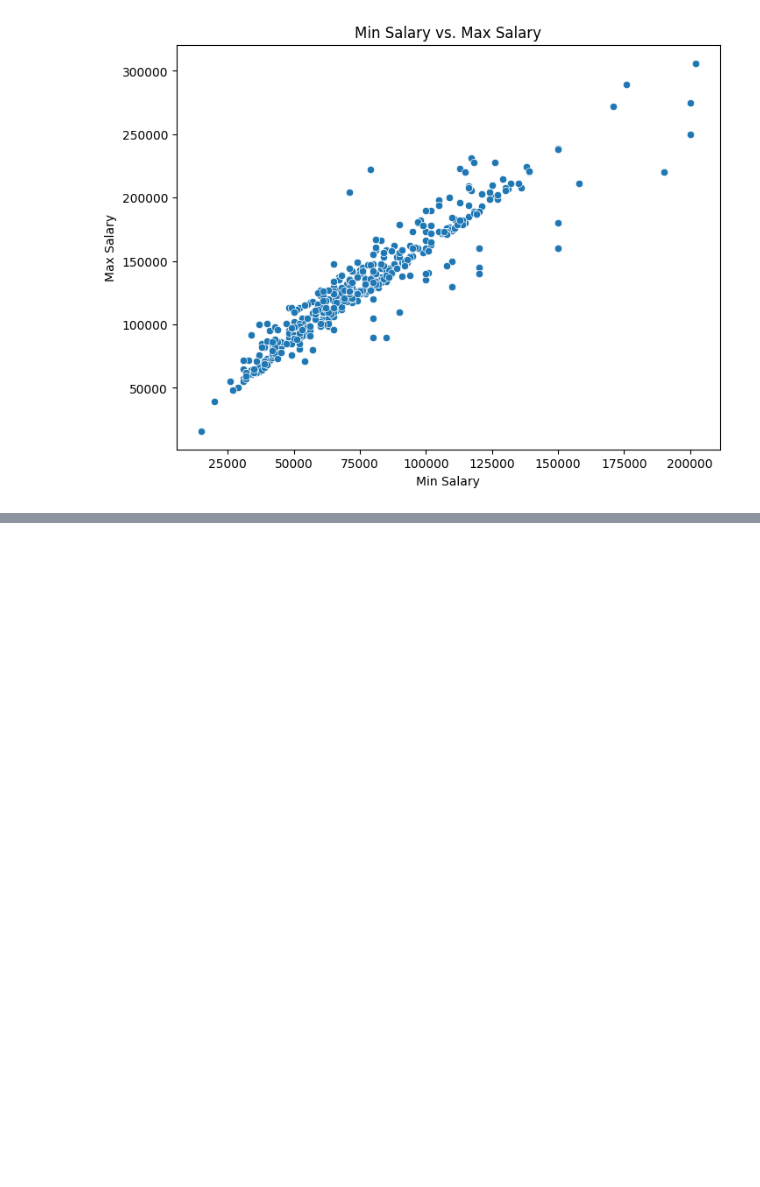
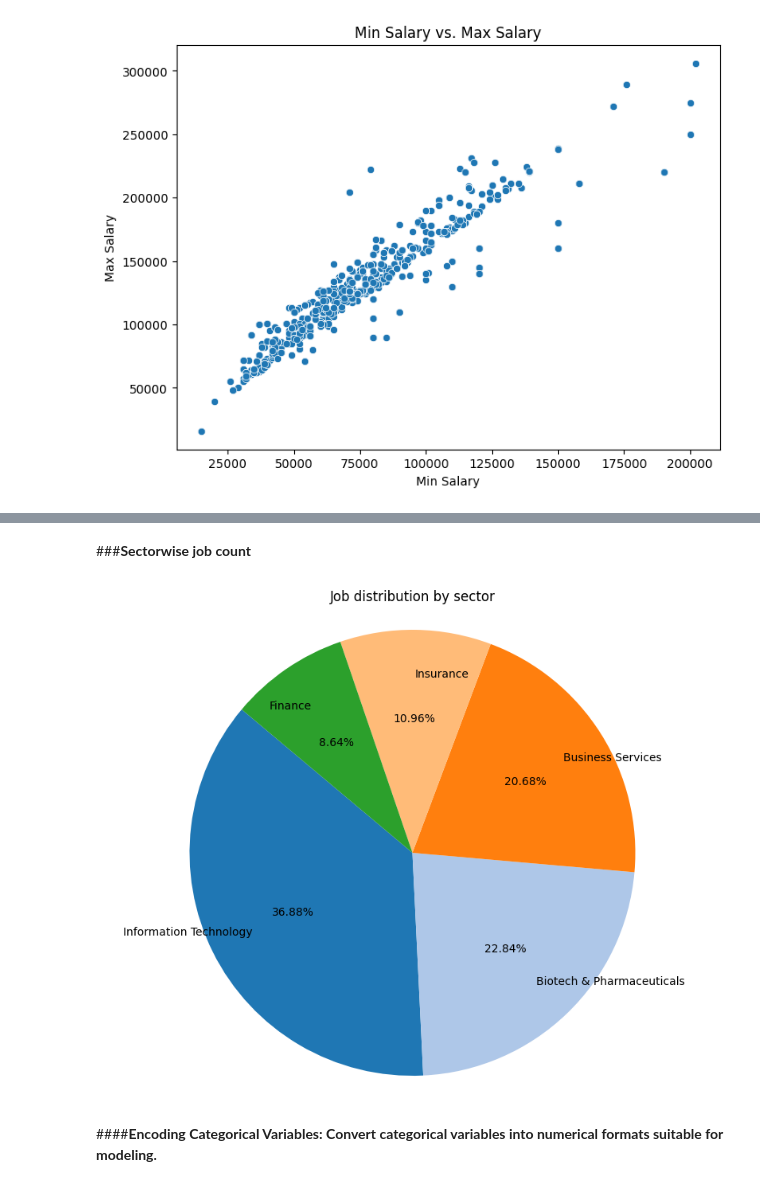
Before and after one commit to Jatingpt/Glassdoor-Job-Salary-Prediction-, a Jupyter notebook: Glassdoor_Job_Salary_ML_Model.ipynb, the cells around one changed output, grey strips where cells are left out. Drawn from its saved outputs; the diff is of its cells as text; code cells hidden in the pictures; blank space fills up the shorter version.

```diff
--- a/Glassdoor_Job_Salary_ML_Model.ipynb
+++ b/Glassdoor_Job_Salary_ML_Model.ipynb
@@ -423,0 +440,14 @@ plt.show()
+# %% [markdown]
+###**Sectorwise job count**
+# %%
+sectors_count = df["Sector"].value_counts().head(5)
+
+plt.figure(figsize=(10,8))
+plt.pie(sectors_count, labels = sectors_count.index, autopct = '%1.2f%%', startangle = 140, colors=sns.color_palette('tab20'), labeldistance=0.8)
+plt.title("Job distribution by sector")
+plt.axis('equal')
+plt.show()
+# %% [output]
+[figure, added]
+# %% [markdown]
+####**Encoding Categorical Variables: Convert categorical variables into numerical formats suitable for modeling.**
```
Also changed, not shown: parts of 22 cells of this notebook.
